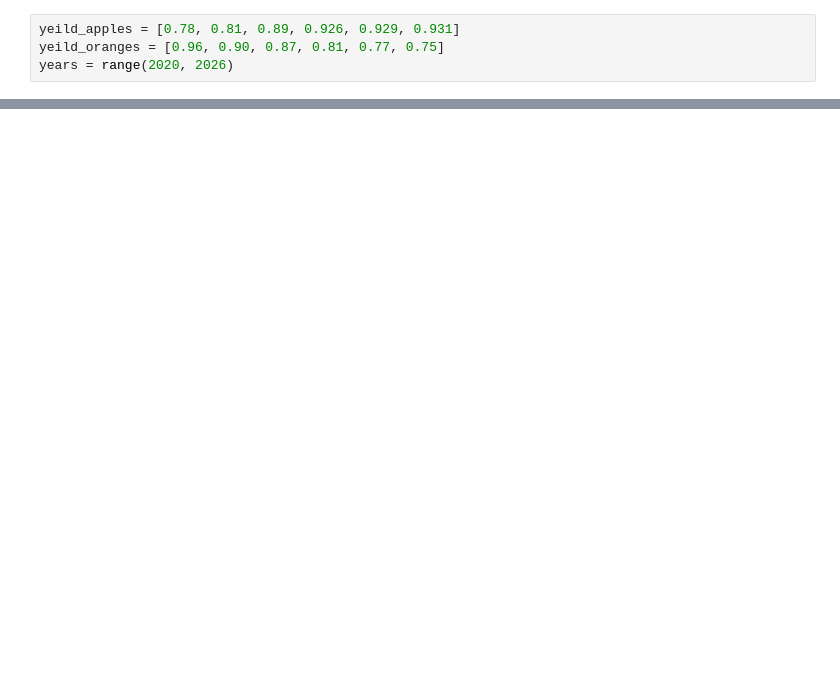
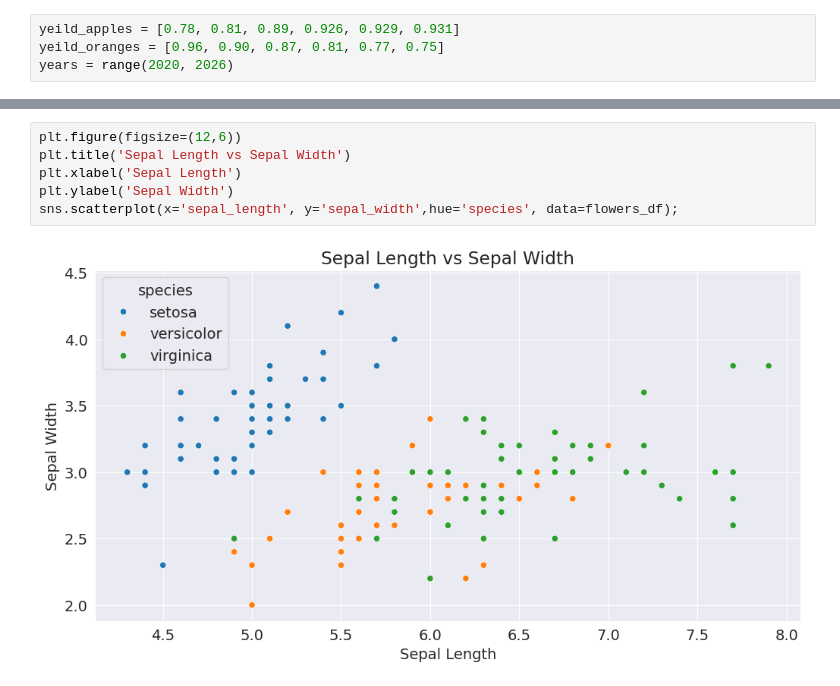
Before and after one commit to pramodreddypandiri/DA, a Jupyter notebook: DA.ipynb, the cells around one changed output, grey strips where cells are left out. Saved outputs shown, nothing was run; the diff lists cells and outputs as text; blank space fills up the shorter version.

```diff
--- a/DA.ipynb
+++ b/DA.ipynb
@@ -100,0 +137,8 @@ Text(0.5, 1.0, 'Crop yeild in Chicago')
+# %%
+plt.figure(figsize=(12,6))
+plt.title('Sepal Length vs Sepal Width')
+plt.xlabel('Sepal Length')
+plt.ylabel('Sepal Width')
+sns.scatterplot(x='sepal_length', y='sepal_width',hue='species', data=flowers_df);
+# %% [output]
+[figure, added]
```
Also changed, not shown: parts of 8 cells of this notebook.
